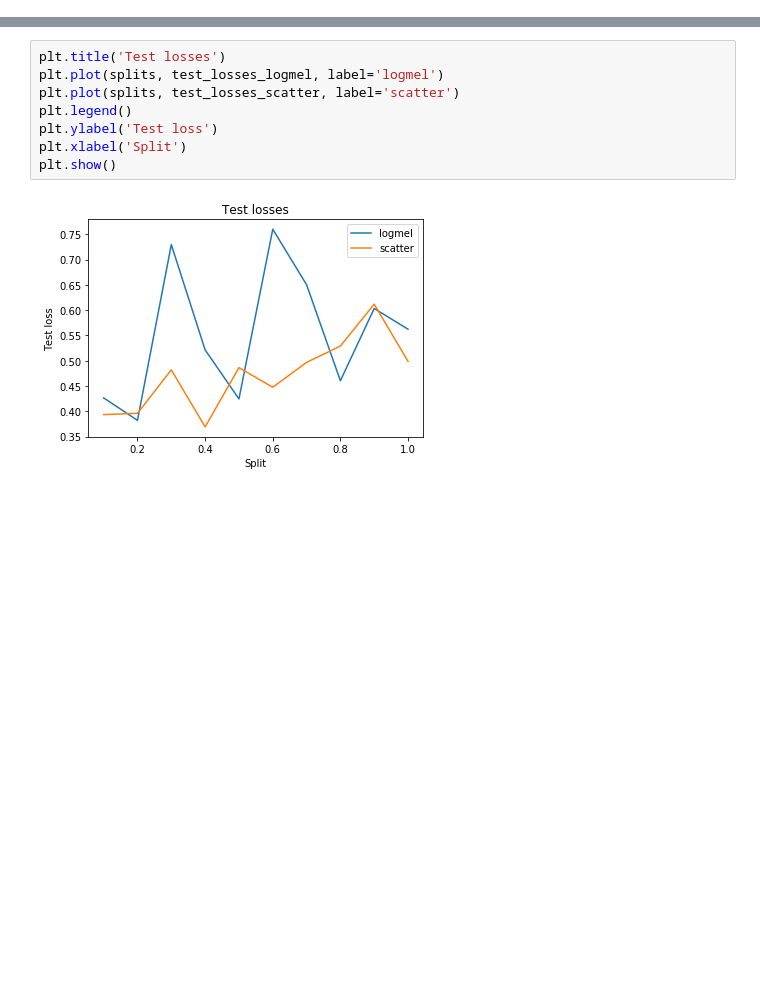
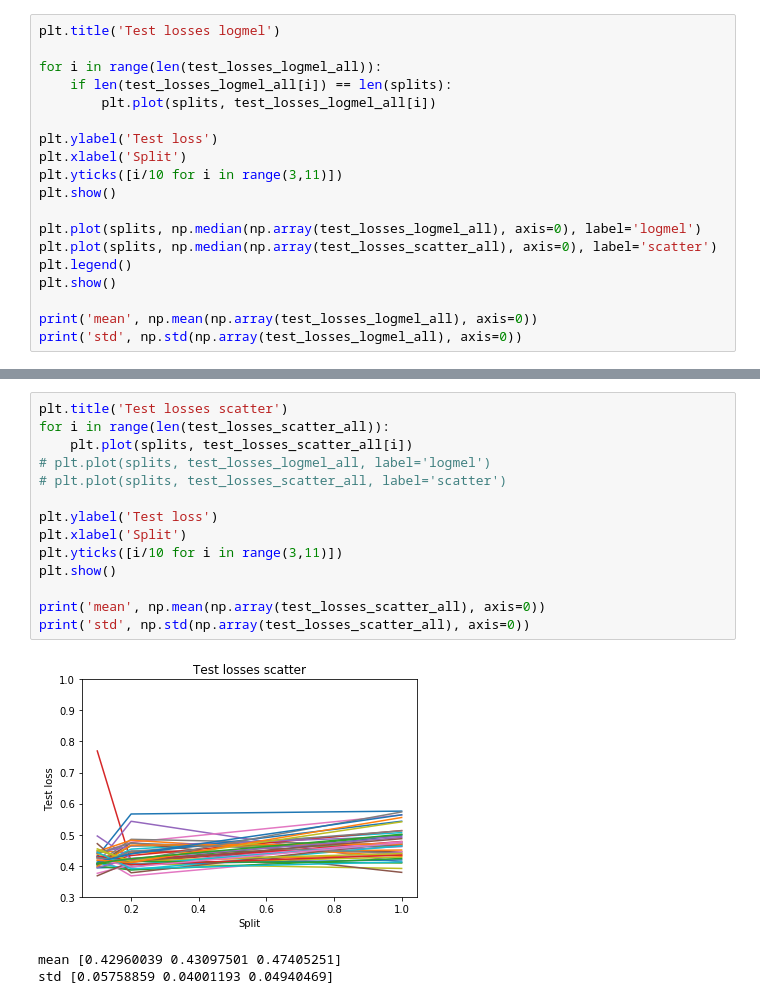
Before and after one commit to lcrosvila/masters-thesis, a Jupyter notebook: two_inputs/reduced_train_comparisons.ipynb, the cells around one changed output, grey strips where cells are left out. Saved outputs shown, nothing was run; the diff lists cells and outputs as text; blank space fills up the shorter version.

Commit message:
add prints to debug

```diff
--- a/two_inputs/reduced_train_comparisons.ipynb
+++ b/two_inputs/reduced_train_comparisons.ipynb
@@ -40,0 +188,19 @@ things I saved:  dict_keys(['epoch', 'state_dict', 'train_loss', 'val_loss', 'te
+# %%
+plt.title('Test losses logmel')
+
+for i in range(len(test_losses_logmel_all)):
+    if len(test_losses_logmel_all[i]) == len(splits):
+        plt.plot(splits, test_losses_logmel_all[i])
+
+plt.ylabel('Test loss')
+plt.xlabel('Split')
+plt.yticks([i/10 for i in range(3,11)])
+plt.show()
+
+plt.plot(splits, np.median(np.array(test_losses_logmel_all), axis=0), label='logmel')
+plt.plot(splits, np.median(np.array(test_losses_scatter_all), axis=0), label='scatter')
+plt.legend()
+plt.show()
+
+print('mean', np.mean(np.array(test_losses_logmel_all), axis=0))
+print('std', np.std(np.array(test_losses_logmel_all), axis=0))
@@ -41,10 +212,18 @@ things I saved:  dict_keys(['epoch', 'state_dict', 'train_loss', 'val_loss', 'te
 # %%
-plt.title('Test losses')
-plt.plot(splits, test_losses_logmel, label='logmel')
-plt.plot(splits, test_losses_scatter, label='scatter')
-plt.legend()
+plt.title('Test losses scatter')
+for i in range(len(test_losses_scatter_all)):
+    plt.plot(splits, test_losses_scatter_all[i])
+# plt.plot(splits, test_losses_logmel_all, label='logmel')
+# plt.plot(splits, test_losses_scatter_all, label='scatter')
+
 plt.ylabel('Test loss')
 plt.xlabel('Split')
+plt.yticks([i/10 for i in range(3,11)])
 plt.show()
+
+print('mean', np.mean(np.array(test_losses_scatter_all), axis=0))
+print('std', np.std(np.array(test_losses_scatter_all), axis=0))
 # %% [output]
-[figure, old version]
+[figure, new version]
+mean [0.42960039 0.43097501 0.47405251]
+std [0.05758859 0.04001193 0.04940469]
```
Also changed, not shown: parts of 16 cells of this notebook, 2 other files.
